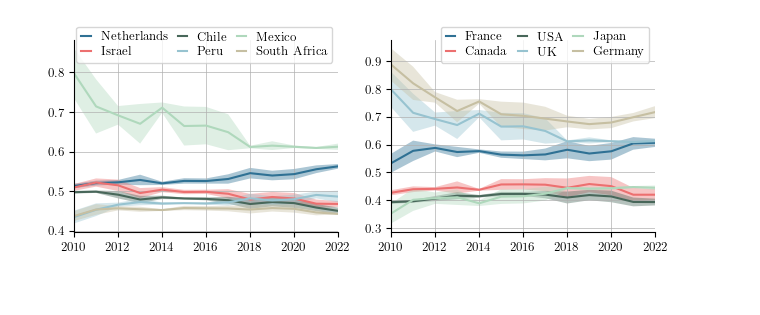
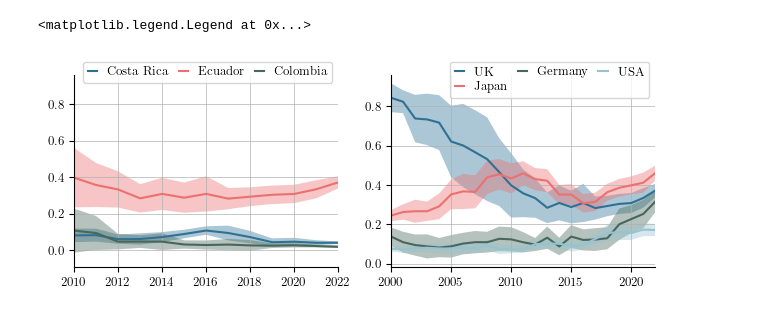
Before and after one commit to estevaofuzaro98/NeuralABM, a Jupyter notebook: models/IOT_NN/model.ipynb, the cells around one changed output. Drawn from its saved outputs; the diff is of its cells as text; code cells hidden in the pictures.

```diff
--- a/models/IOT_NN/model.ipynb
+++ b/models/IOT_NN/model.ipynb
@@ -67,8 +67,8 @@ NN = base.NeuralNet(
     input_size=M * N,
     output_size=M * N,
     num_layers=5,
-    nodes_per_layer=dict(default=40),
-    activation_funcs=dict(default='sigmoid'),
+    nodes_per_layer=dict(default=60),
+    activation_funcs=dict(default='tanh', layer_specific={-1: 'sigmoid'}),
     biases=dict(default=None),
     optimizer='Adam',
     learning_rate=0.002
@@ -139,12 +156,13 @@ plt.savefig("/Users/thomasgaskin/NN_accuracy.pdf", bbox_inches='tight')
 # %%
 # Plot an example prediction on the training data
-example_dset = training_data[2]
+idx = np.random.choice(len(training_data), 1)[0]
+example_dset = training_data[idx]
 _C_pred = NN(example_dset.reshape(M * N, )).reshape(M, N).detach()
 
 # Get the marginals from the predicted cost matrix
 m, n = base.Sinkhorn(
-    mu[-1],
-    nu[-1],
+    mu[idx],
+    nu[idx],
     _C_pred,
     **sinkhorn_kwargs,
 )
@@ -165,5 +183,5 @@ for ax in axs:
     ax.spines['left'].set_visible(False)
 axs.flatten()[0].imshow(np.ma.masked_where(example_dset == -1, example_dset / 1e6), vmin=0, vmax=example_dset.max(), cmap=cm.cmap, norm='log')
 axs.flatten()[1].imshow(np.ma.masked_where(example_dset == -1, _T_pred / 1e6), vmin=0, vmax=example_dset.max(), cmap=cm.cmap, norm='log')
-plt.savefig("/Users/thomasgaskin/NN_T_predictions.pdf", bbox_inches='tight', dpi=600)
+# plt.savefig("/Users/thomasgaskin/NN_T_predictions.pdf", bbox_inches='tight', dpi=600)
 # %% [output]
@@ -191,7 +210,7 @@ plt.savefig("/Users/thomasgaskin/NN_cost_predictions.pdf", bbox_inches='tight',
 # Now generate predictions on the FAOStat data by randomly picking one of the reporter values for each Year, where available.
 
 # Number of samples for each year
-N_samples = 100
+N_samples = 1000
 
 samples = xr.Dataset(
     data_vars=dict(
@@ -204,9 +223,9 @@ samples = xr.Dataset(
             "Country B": FAO_data.coords["Country B"].data}
 )
 
-for year in FAO_data.coords['Year'].data:
+for j in tqdm(range(N_samples), desc="Sampling"):
 
-    for j in range(N_samples):
+    for year in FAO_data.coords['Year'].data:
 
         # Pick random entries along the 'Reporter' axis and fill NaN values
         _dset = torch.from_numpy(
@@ -223,29 +242,34 @@ for year in FAO_data.coords['Year'].data:
 # %%
 fig, axs = plt.subplots(ncols=2, figsize=(7.5, 2.5))
 
-for country in ["Netherlands", "Israel", "Chile", "Peru", "Mexico", "South Africa"]:
-    # Plot the cost trajectory for the UK
-    UK_mean = samples["C"].mean("Sample", skipna=True).sel({"Country A": country, "Country B": "UK"}, drop=True) #.sum("Country A", skipna=True)
-    UK_std = samples["C"].std("Sample", skipna=True).sel({"Country A": country, "Country B": "UK"}, drop=True)
+importer = "UK"
+exporter = "Ecuador"
+for _country in ["Costa Rica", "Ecuador", "Colombia"]:
 
-    axs[0].fill_between(UK_mean.coords['Year'].data, UK_mean - UK_std, UK_mean + UK_std, alpha=0.4)
-    axs[0].plot(UK_mean.coords['Year'], UK_mean, label=country)
+    # Plot the cost trajectory for the importer
+    _mean = samples["C"].mean("Sample", skipna=True).sel({"Country A": _country, "Country B": importer}, drop=True)
+    _std = samples["C"].std("Sample", skipna=True).sel({"Country A": _country, "Country B": importer}, drop=True)
+
+    axs[0].fill_between(_mean.coords['Year'].data, _mean - _std, _mean + _std, alpha=0.4)
+    axs[0].plot(_mean.coords['Year'], _mean, label=_country)
 axs[0].set_xlim(2010, 2022)
 axs[0].legend(title="", ncol=3, loc="upper right", bbox_to_anchor=(0, 1, 1, 0.1), handlelength=0.75, labelspacing=0.3, columnspacing=0.8)
 
+for _country in ["UK", "Japan", "Germany", "USA"]:
 
-for country in ["France", "Canada", "USA", "UK", "Japan", "Germany"]:
-    # Plot the cost trajectory for Mexico
-    Mexico_mean = samples["C"].mean("Sample", skipna=True).sel({"Country B": country, "Country A": "Mexico"}, drop=True)
-    Mexico_std = samples["C"].std("Sample", skipna=True).sel({"Country B": country, "Country A": "Mexico"}, drop=True)
+    # Plot the cost trajectory for the exporter
+    _mean = samples["C"].mean("Sample", skipna=True).sel({"Country B": _country, "Country A": exporter}, drop=True)
+    _std = samples["C"].std("Sample", skipna=True).sel({"Country B": _country, "Country A": exporter})
 
-    axs[1].fill_between(Mexico_mean.coords['Year'].data, Mexico_mean - Mexico_std, Mexico_mean + Mexico_std, alpha=0.4)
-    axs[1].plot(Mexico_mean.coords['Year'], Mexico_mean, label=country)
-axs[1].set_xlim(2010, 2022)
+    axs[1].fill_between(_mean.coords['Year'].data, _mean - _std, _mean + _std, alpha=0.4)
+    axs[1].plot(_mean.coords['Year'], _mean, label=_country)
+
+axs[1].set_xlim(2000, 2022)
 axs[1].legend(title="", ncol=3, loc="upper right", bbox_to_anchor=(0, 1, 1, 0.1), handlelength=0.75, labelspacing=0.3, columnspacing=0.8)
-plt.savefig("/Users/thomasgaskin/NN_cost_comparison.pdf", bbox_inches='tight', dpi=600)
+# plt.savefig("/Users/thomasgaskin/NN_cost_comparison.pdf", bbox_inches='tight', dpi=600)
 # %% [output]
+<matplotlib.legend.Legend at 0x...>
-[figure, old version]
+[figure, new version]
 # %%
 # Calculate the predicted RPI for the UK
 UK_import_mean_cost = (samples["C"].mean("Sample", skipna=True).sel({"Country B": "UK"}, drop=True) * samples["T"].mean("Sample", skipna=True).sel({"Country B": "UK"}, drop=True)).sum("Country A", skipna=True) / samples["T"].mean("Sample", skipna=True).sel({"Country B": "UK"}, drop=True).sum("Country A", skipna=True)
```
Also changed, not shown: parts of 14 cells of this notebook, 1 other file.
